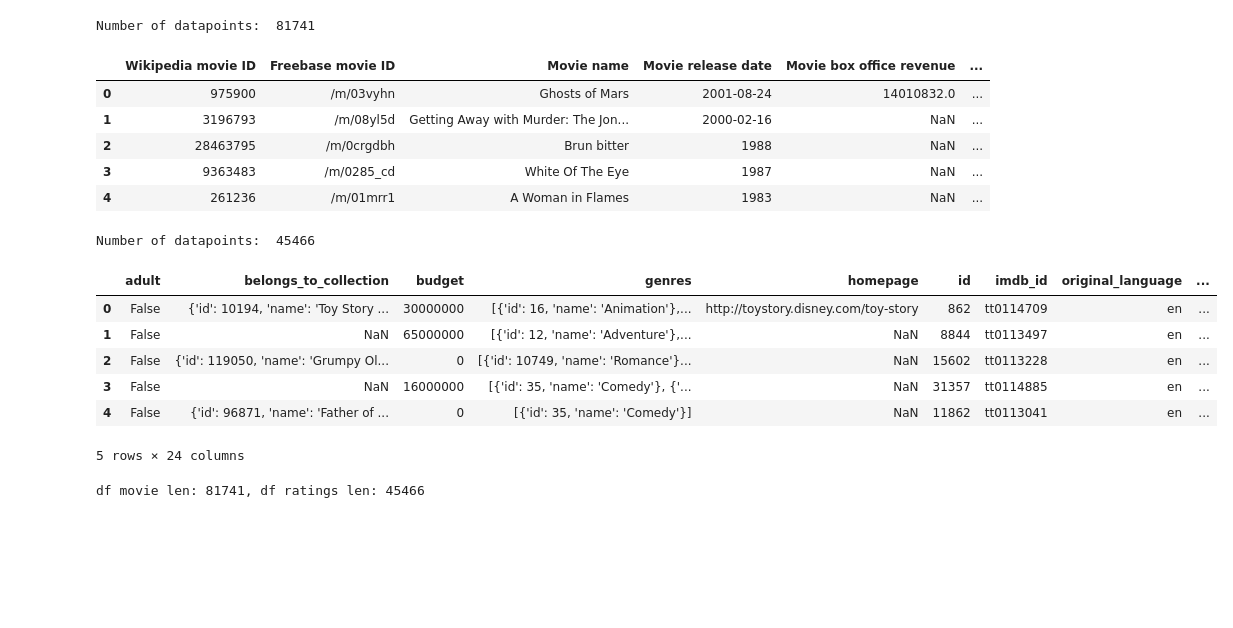
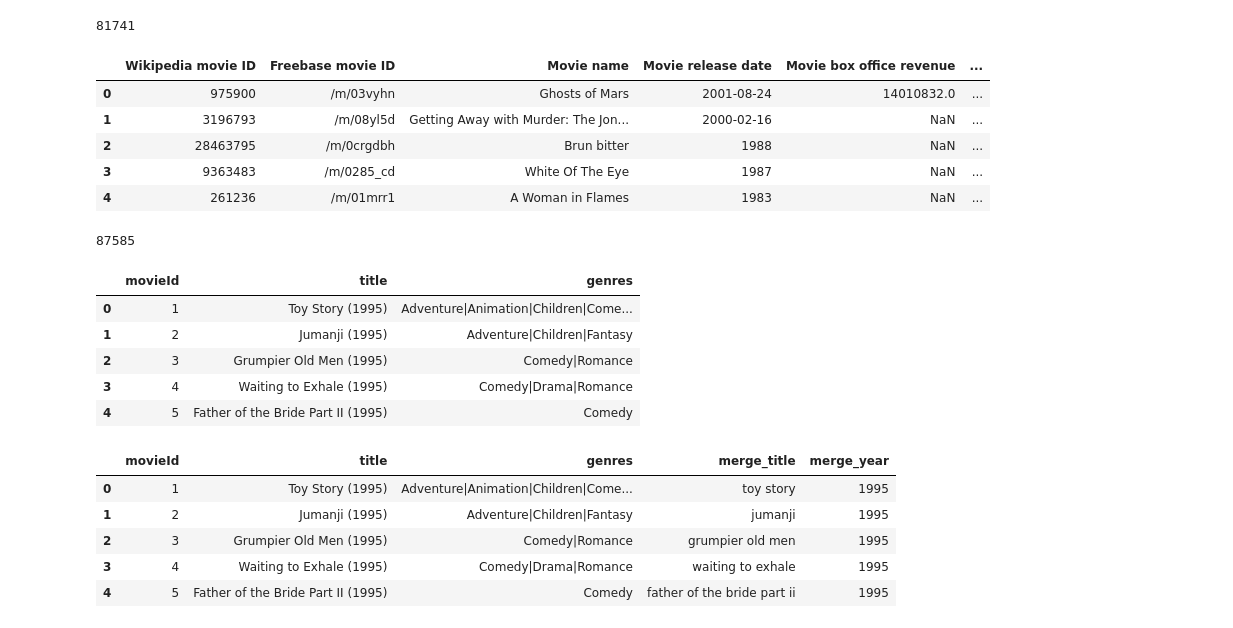
Before and after one commit to epfl-ada/ada-2024-project-phpjj1, a Jupyter notebook: src/data/merge.ipynb, the cells around one changed output. Cells and saved outputs as stored; diff of their text form; code cells hidden in the pictures; blank space fills up the shorter version.

```diff
--- a/src/data/merge.ipynb
+++ b/src/data/merge.ipynb
@@ -1,14 +1,13 @@
 # %%
 import pandas as pd
 # %%
-prefix_path = '../../data/MovieSummaries'
-file_path = f'{prefix_path}/movie.metadata.tsv'
 headers = ['Wikipedia movie ID', 'Freebase movie ID', 'Movie name', 'Movie release date', 'Movie box office revenue', 'Movie runtime', 'Movie languages', 'Movie countries', 'Movie genres']
-df_movie = pd.read_csv(file_path, sep='\t', names=headers, header=None)
-print("Number of datapoints: ", len(df_movie))
-df_movie.head()
+
+df_movie_metadata = pd.read_csv('../../data/MovieSummaries/movie.metadata.tsv', sep='\t', names=headers, header=None)
+print(len(df_movie_metadata))
+df_movie_metadata.head()
 # %% [output]
-Number of datapoints:  81741
+81741
 |  | Wikipedia movie ID | Freebase movie ID | Movie name | Movie release date | Movie box office revenue | ... |
 | 0 | 975900 | /m/03vyhn | Ghosts of Mars | 2001-08-24 | 14010832.0 | ... |
 | 1 | 3196793 | /m/08yl5d | Getting Away with Murder: The Jon... | 2000-02-16 | NaN | ... |
@@ -16,15 +15,14 @@ Number of datapoints:  81741
 | 3 | 9363483 | /m/0285_cd | White Of The Eye | 1987 | NaN | ... |
 | 4 | 261236 | /m/01mrr1 | A Woman in Flames | 1983 | NaN | ... |
 # %%
-df_movie_ratings = pd.read_csv('../../data/movies_metadata.csv', sep=',', header=0)
-print("Number of datapoints: ", len(df_movie_ratings))
-df_movie_ratings.head()
+df_movies = pd.read_csv('../../data/ml-32m/movies.csv', sep=',', header=0)
+print(len(df_movies))
+df_movies.head()
 # %% [output]
-Number of datapoints:  45466
+87585
-|  | adult | belongs_to_collection | budget | genres | homepage | id | imdb_id | original_language | ... |
-| 0 | False | {'id': 10194, 'name': 'Toy Story ... | 30000000 | [{'id': 16, 'name': 'Animation'},... | http://toystory.disney.com/toy-story | 862 | tt0114709 | en | ... |
-| 1 | False | NaN | 65000000 | [{'id': 12, 'name': 'Adventure'},... | NaN | 8844 | tt0113497 | en | ... |
-| 2 | False | {'id': 119050, 'name': 'Grumpy Ol... | 0 | [{'id': 10749, 'name': 'Romance'}... | NaN | 15602 | tt0113228 | en | ... |
-| 3 | False | NaN | 16000000 | [{'id': 35, 'name': 'Comedy'}, {'... | NaN | 31357 | tt0114885 | en | ... |
-| 4 | False | {'id': 96871, 'name': 'Father of ... | 0 | [{'id': 35, 'name': 'Comedy'}] | NaN | 11862 | tt0113041 | en | ... |
+|  | movieId | title | genres |
+| 0 | 1 | Toy Story (1995) | Adventure|Animation|Children|Come... |
+| 1 | 2 | Jumanji (1995) | Adventure|Children|Fantasy |
+| 2 | 3 | Grumpier Old Men (1995) | Comedy|Romance |
+| 3 | 4 | Waiting to Exhale (1995) | Comedy|Drama|Romance |
+| 4 | 5 | Father of the Bride Part II (1995) | Comedy |
-5 rows × 24 columns
@@ -44,6 +29,12 @@ def prepare_dataset(df, date_col='Movie release date', name_col='Movie name'):
-# %%
-df_movie = prepare_dataset(df_movie)
-df_movie_ratings = prepare_dataset(df_movie_ratings, 'release_date', 'original_title')
-print(f"df movie len: {len(df_movie)}, df ratings len: {len(df_movie_ratings)}")
-# %% [output]
-df movie len: 81741, df ratings len: 45466
+# %%
+df_movies['merge_title'] = df_movies['title'].str.extract(r'^(.*?)(?=\s\()')[0].str.lower()
+df_movies['merge_year'] = df_movies['title'].str.extract(r'\((\d{4})\)')[0].astype('Int64')
+
+df_movies.head()
+# %% [output]
+|  | movieId | title | genres | merge_title | merge_year |
+| 0 | 1 | Toy Story (1995) | Adventure|Animation|Children|Come... | toy story | 1995 |
+| 1 | 2 | Jumanji (1995) | Adventure|Children|Fantasy | jumanji | 1995 |
+| 2 | 3 | Grumpier Old Men (1995) | Comedy|Romance | grumpier old men | 1995 |
+| 3 | 4 | Waiting to Exhale (1995) | Comedy|Drama|Romance | waiting to exhale | 1995 |
+| 4 | 5 | Father of the Bride Part II (1995) | Comedy | father of the bride part ii | 1995 |
```
Also changed, not shown: parts of 10 cells of this notebook, 3 other files.
